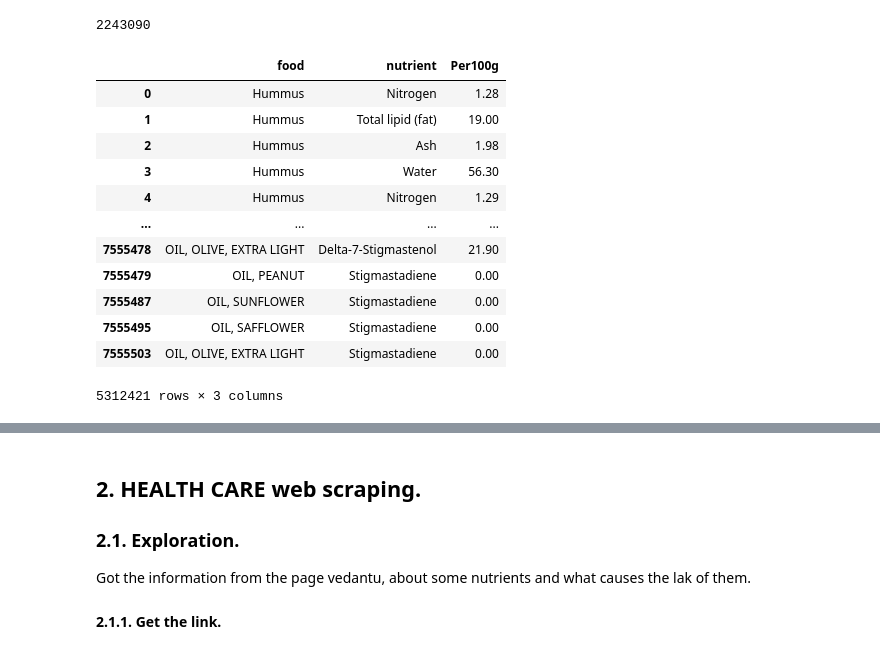
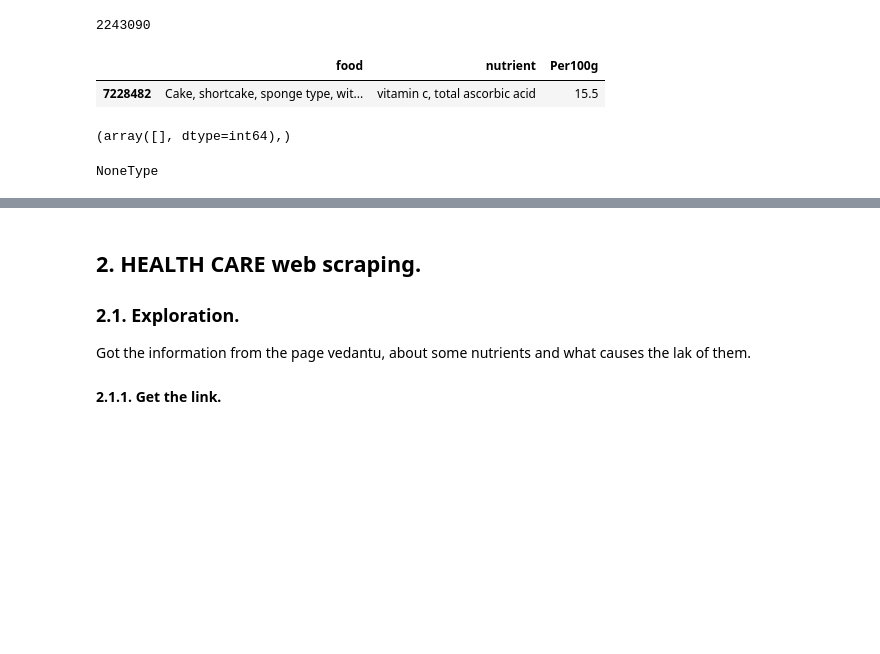
Before and after one commit to imalanz/PipeLine_proy2, a Jupyter notebook: analysis.ipynb, the cells around one changed output, grey strips where cells are left out. Cells and saved outputs as stored; diff of their text form; code cells hidden in the pictures; blank space fills up the shorter version.

```diff
--- a/analysis.ipynb
+++ b/analysis.ipynb
@@ -142,0 +140,3 @@ See the caveats in the documentation: https://pandas.pydata.org/pandas-docs/stab
+# %%
+usda["nutrient"] = usda["nutrient"].apply(lambda x: x.lower())
+usda["nutrient"] = usda["nutrient"].apply(lambda x: x.split(",")[0])
@@ -150,17 +159,7 @@ usda.duplicated().sum()
 2243090
 # %%
 usda.drop_duplicates(keep='first')
+usda.sample()
 # %% [output]
 |  | food | nutrient | Per100g |
-| 0 | Hummus | Nitrogen | 1.28 |
-| 1 | Hummus | Total lipid (fat) | 19.00 |
-| 2 | Hummus | Ash | 1.98 |
-| 3 | Hummus | Water | 56.30 |
-| 4 | Hummus | Nitrogen | 1.29 |
-| ... | ... | ... | ... |
-| 7555478 | OIL, OLIVE, EXTRA LIGHT | Delta-7-Stigmastenol | 21.90 |
-| 7555479 | OIL, PEANUT | Stigmastadiene | 0.00 |
-| 7555487 | OIL, SUNFLOWER | Stigmastadiene | 0.00 |
-| 7555495 | OIL, SAFFLOWER | Stigmastadiene | 0.00 |
-| 7555503 | OIL, OLIVE, EXTRA LIGHT | Stigmastadiene | 0.00 |
+| 7228482 | Cake, shortcake, sponge type, wit... | vitamin c, total ascorbic acid | 15.5 |
-5312421 rows × 3 columns
@@ -169,0 +166,7 @@ usda["food"] = [i.strip().replace("  ", " ") for i in list(usda["food"])]
+# %%
+#conditions
+condis = np.where((usda['nutrient'] == "choline, total") & (usda['nutrient'] == "fiber, total dietary") & (usda['nutrient'] == "vitamin c, total ascorbic acid"))
+
+print(condis)
+# %% [output]
+(array([], dtype=int64),)
@@ -170,3 +175,8 @@ usda["food"] = [i.strip().replace("  ", " ") for i in list(usda["food"])]
+# %%
+str(usdafilter)
+type(usdafilter)
+# %% [output]
+NoneType
 # %%
 usda.drop_duplicates(subset=['food', 'nutrient'], keep='first', inplace= True)
 # %%
```
Also changed, not shown: parts of 23 cells of this notebook, 1 other file.
